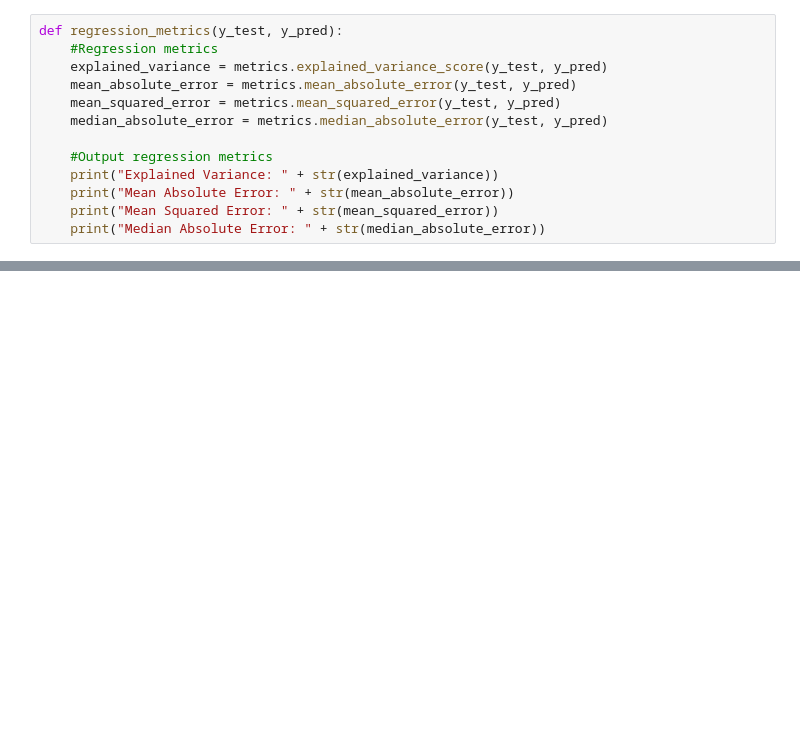
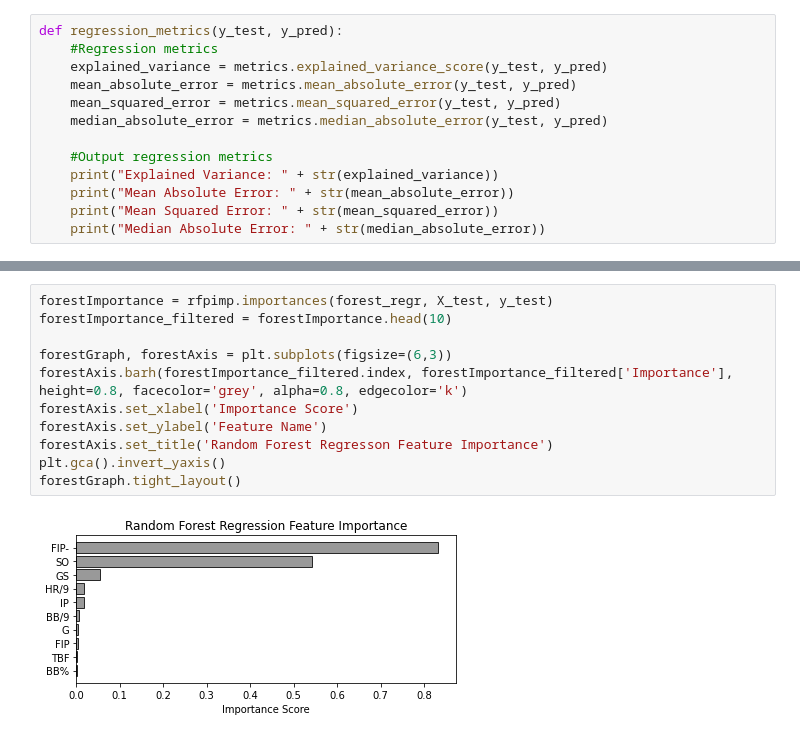
Before and after one commit to danrihe/WAR-Predictor, a Jupyter notebook: WAR-predictor.ipynb, the cells around one changed output, grey strips where cells are left out. Drawn from its saved outputs; the diff is of its cells as text; blank space fills up the shorter version.

```diff
--- a/WAR-predictor.ipynb
+++ b/WAR-predictor.ipynb
@@ -116,3 +140,16 @@ Median Absolute Error: 0.11999999999999944
+# %%
+forestImportance = rfpimp.importances(forest_regr, X_test, y_test)
+forestImportance_filtered = forestImportance.head(10)
+
+forestGraph, forestAxis = plt.subplots(figsize=(6,3))
+forestAxis.barh(forestImportance_filtered.index, forestImportance_filtered['Importance'], height=0.8, facecolor='grey', alpha=0.8, edgecolor='k')
+forestAxis.set_xlabel('Importance Score')
+forestAxis.set_ylabel('Feature Name')
+forestAxis.set_title('Random Forest Regresson Feature Importance')
+plt.gca().invert_yaxis()
+forestGraph.tight_layout()
+# %% [output]
+[figure, added]
 # %%
 #Project feature importances
 regrImportance = rfpimp.importances(regr, X_test, y_test)
```
Also changed, not shown: parts of 6 cells of this notebook, 3 other files.
